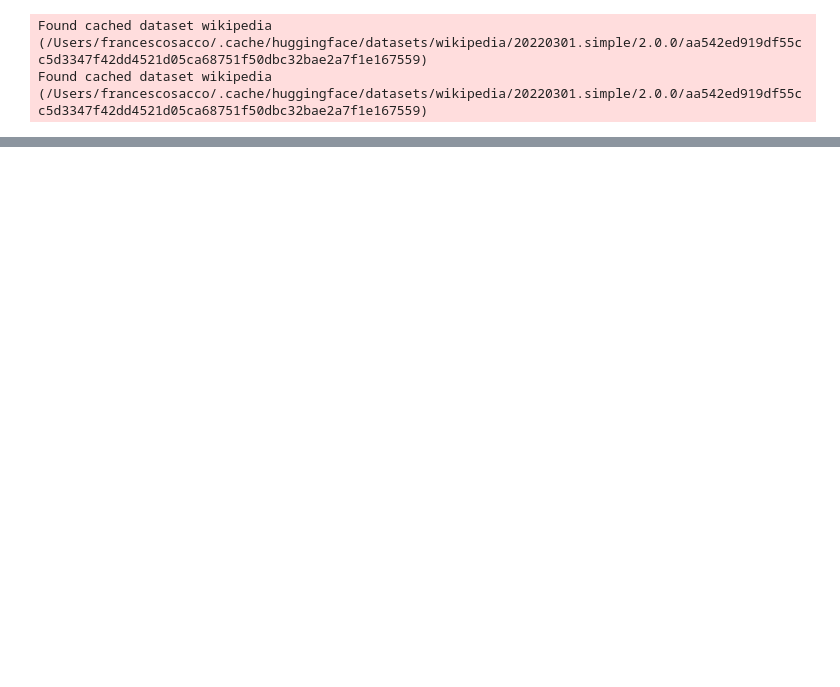
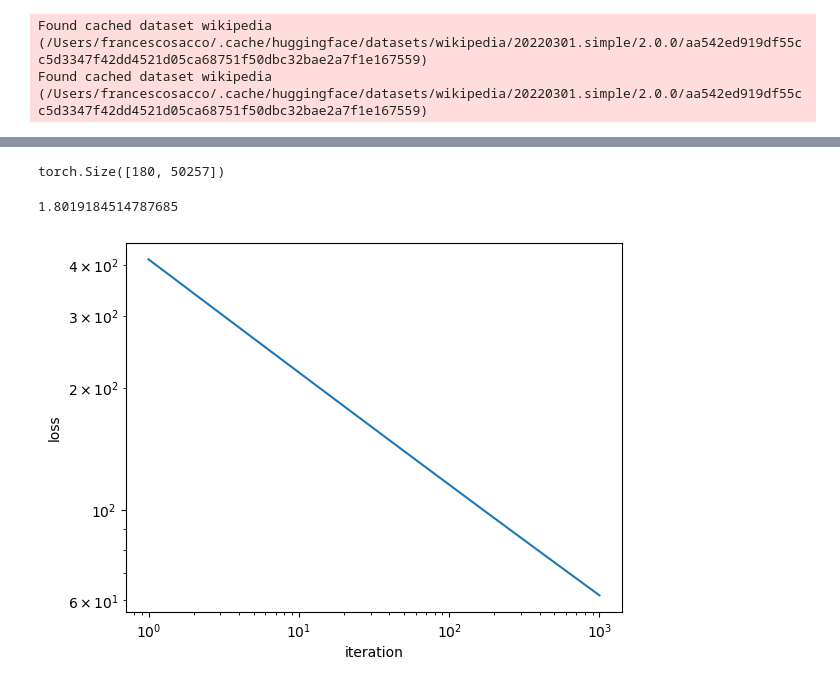
Before and after one commit to Francesco215/Language_CA, a Jupyter notebook: training.ipynb, the cells around one changed output, grey strips where cells are left out. Cells and saved outputs as stored; diff of their text form; code cells hidden in the pictures; blank space fills up the shorter version.

```diff
--- a/training.ipynb
+++ b/training.ipynb
@@ -83,0 +133,36 @@ KeyboardInterrupt:
+# %%
+tok=tokenizer(text)
+out=model(tok, graph_maker(len(tok)))
+
+loss_function(out[:-1], tok[1:])
+
+out=model.calculate_final_embedding(out, graph_maker(len(tok)))
+out.shape
+# %% [output]
+torch.Size([180, 50257])
+# %%
+import numpy as np
+
+def scaling(N,D):
+    return 406.4/N**.34 + 410.7/D**.28 + 1.69
+
+
+x=np.logspace(0,3,100,base=10)
+gpt2_estimate=scaling(124e6,9e9)
+# %%
+scaling(30e9,9e20)
+# %% [output]
+1.8019184514787685
+# %%
+y=scaling(124e6,x)
+# %%
+from matplotlib import pyplot as plt
+
+plt.plot(x,y)
+plt.ylabel('loss')
+plt.xlabel('iteration')
+plt.yscale('log')
+plt.xscale('log')
+plt.show()
+# %% [output]
+[figure, added]
```
Also changed, not shown: parts of 8 cells of this notebook, 10 other files.
